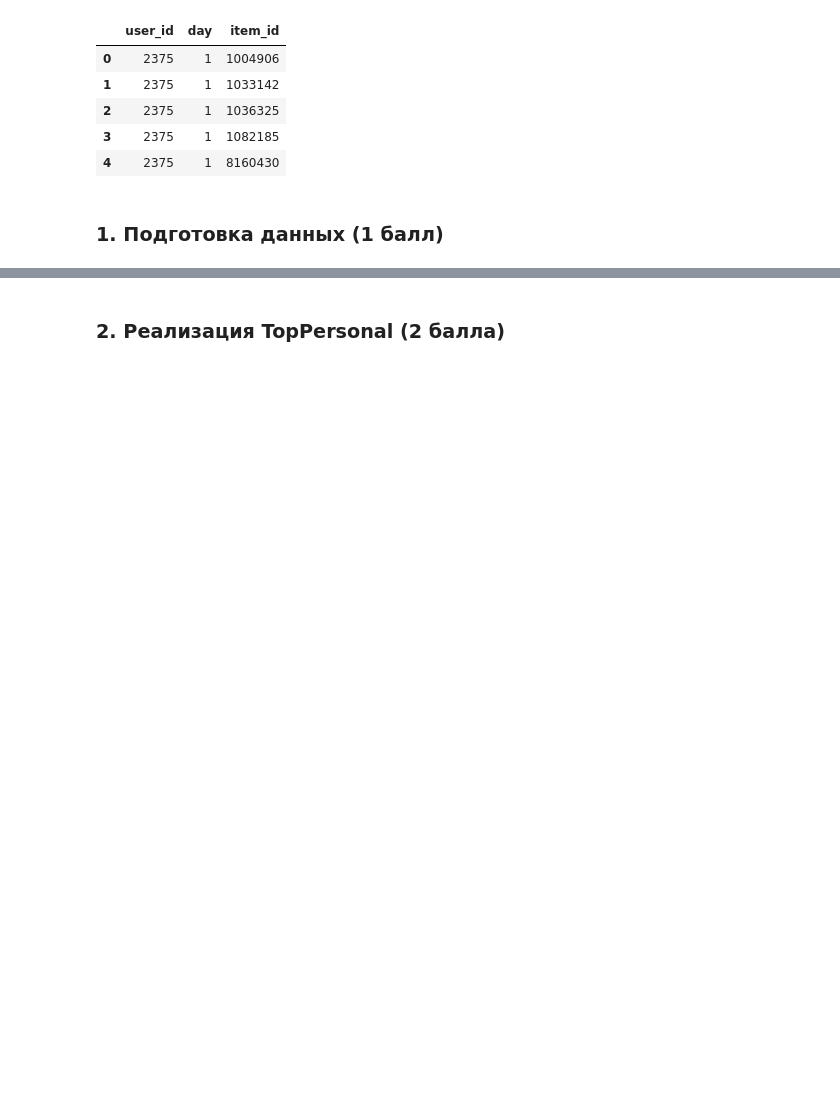
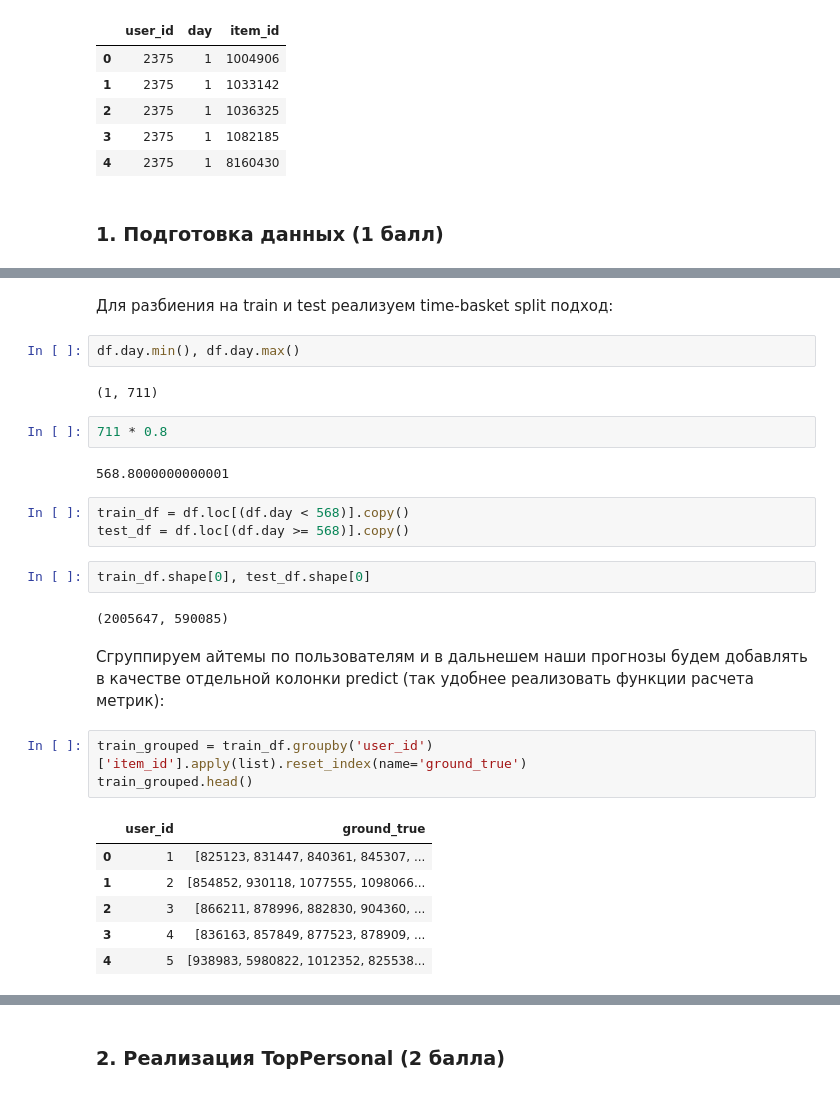
Before and after one commit to PavelMKh/HSE-AI, a Jupyter notebook: RECSYS/HSE_RecSys_HW4_Khomenko.ipynb, the cells around one changed output, grey strips where cells are left out. Cells and saved outputs as stored; diff of their text form; blank space fills up the shorter version.

```diff
--- a/RECSYS/HSE_RecSys_HW4_Khomenko.ipynb
+++ b/RECSYS/HSE_RecSys_HW4_Khomenko.ipynb
@@ -183,0 +194,29 @@ df.head()
+# %% [markdown]
+Для разбиения на train и test реализуем time-basket split подход:
+# %%
+df.day.min(), df.day.max()
+# %% [output]
+(1, 711)
+# %%
+711 * 0.8
+# %% [output]
+568.8000000000001
+# %%
+train_df = df.loc[(df.day < 568)].copy()
+test_df = df.loc[(df.day >= 568)].copy()
+# %%
+train_df.shape[0], test_df.shape[0]
+# %% [output]
+(2005647, 590085)
+# %% [markdown]
+Сгруппируем айтемы по пользователям и в дальнешем наши прогнозы будем добавлять в качестве отдельной колонки predict (так удобнее реализовать функции расчета метрик):
+# %%
+train_grouped = train_df.groupby('user_id')['item_id'].apply(list).reset_index(name='ground_true')
+train_grouped.head()
+# %% [output]
+|  | user_id | ground_true |
+| 0 | 1 | [825123, 831447, 840361, 845307, ... |
+| 1 | 2 | [854852, 930118, 1077555, 1098066... |
+| 2 | 3 | [866211, 878996, 882830, 904360, ... |
+| 3 | 4 | [836163, 857849, 877523, 878909, ... |
+| 4 | 5 | [938983, 5980822, 1012352, 825538... |
```
Also changed, not shown: parts of 15 cells of this notebook.
